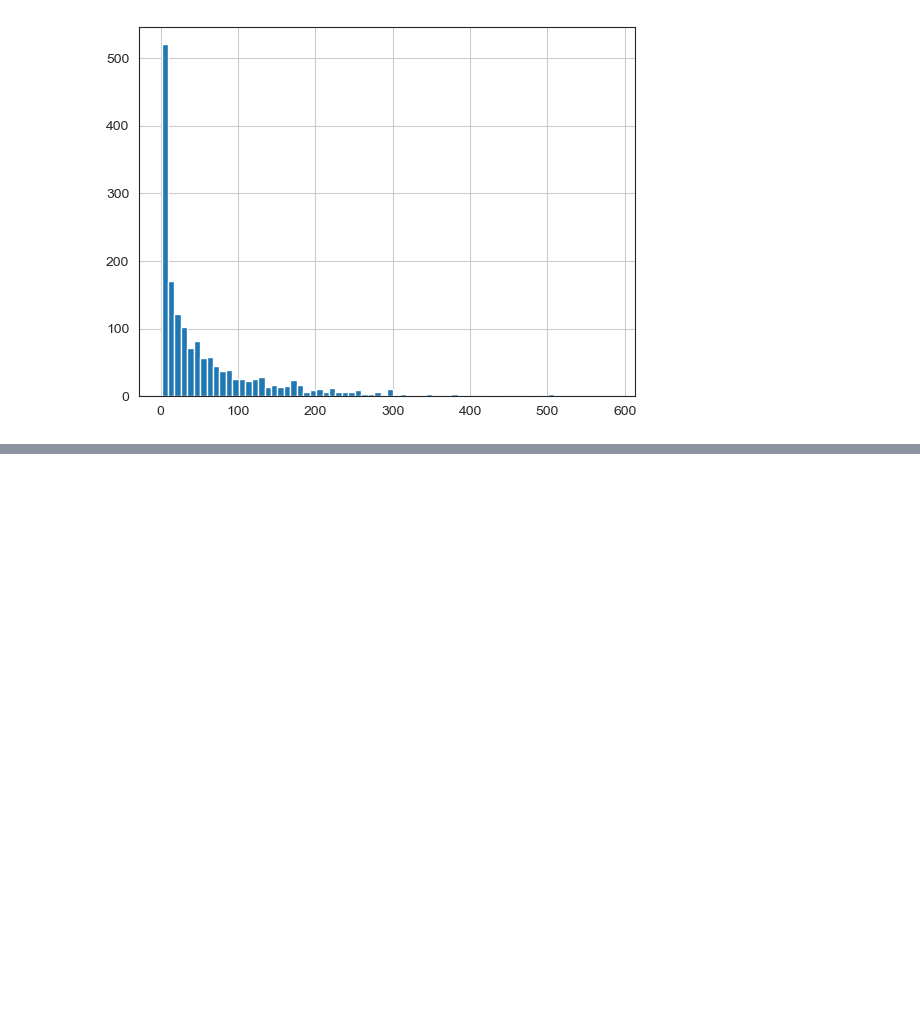
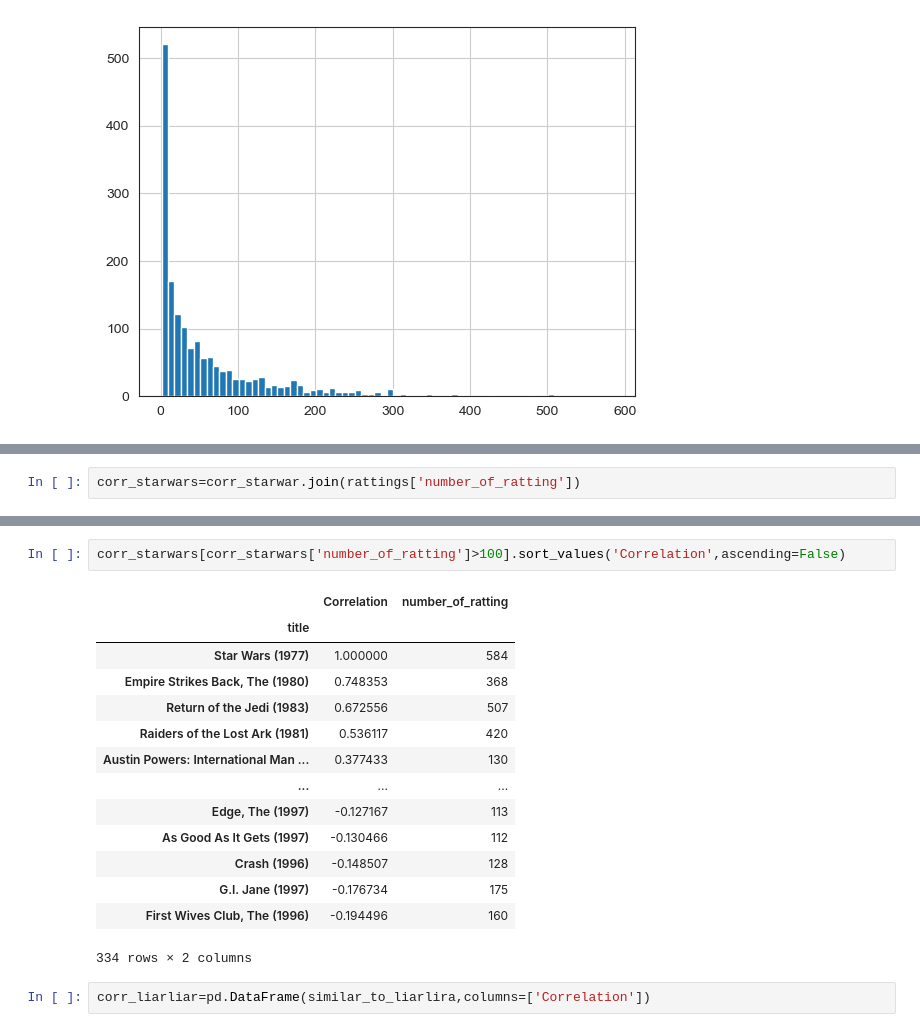
Before and after one commit to AshikurIST/Recommender-system-, a Jupyter notebook: Recommender System .ipynb, the cells around one changed output, grey strips where cells are left out. Cells and saved outputs as stored; diff of their text form; blank space fills up the shorter version.

```diff
--- a/Recommender System .ipynb
+++ b/Recommender System .ipynb
@@ -212,0 +213,2 @@ corr_starwar.sort_values('Correlation',ascending=False).head(10)
+# %%
+corr_starwars=corr_starwar.join(rattings['number_of_ratting'])
@@ -212,0 +225,19 @@ corr_starwar.sort_values('Correlation',ascending=False).head(10)
+# %%
+corr_starwars[corr_starwars['number_of_ratting']>100].sort_values('Correlation',ascending=False)
+# %% [output]
+|  | Correlation | number_of_ratting |
+| title |  |  |
+| Star Wars (1977) | 1.000000 | 584 |
+| Empire Strikes Back, The (1980) | 0.748353 | 368 |
+| Return of the Jedi (1983) | 0.672556 | 507 |
+| Raiders of the Lost Ark (1981) | 0.536117 | 420 |
+| Austin Powers: International Man ... | 0.377433 | 130 |
+| ... | ... | ... |
+| Edge, The (1997) | -0.127167 | 113 |
+| As Good As It Gets (1997) | -0.130466 | 112 |
+| Crash (1996) | -0.148507 | 128 |
+| G.I. Jane (1997) | -0.176734 | 175 |
+| First Wives Club, The (1996) | -0.194496 | 160 |
+334 rows × 2 columns
+# %%
+corr_liarliar=pd.DataFrame(similar_to_liarlira,columns=['Correlation'])
```
Also changed, not shown: parts of 31 cells of this notebook.
